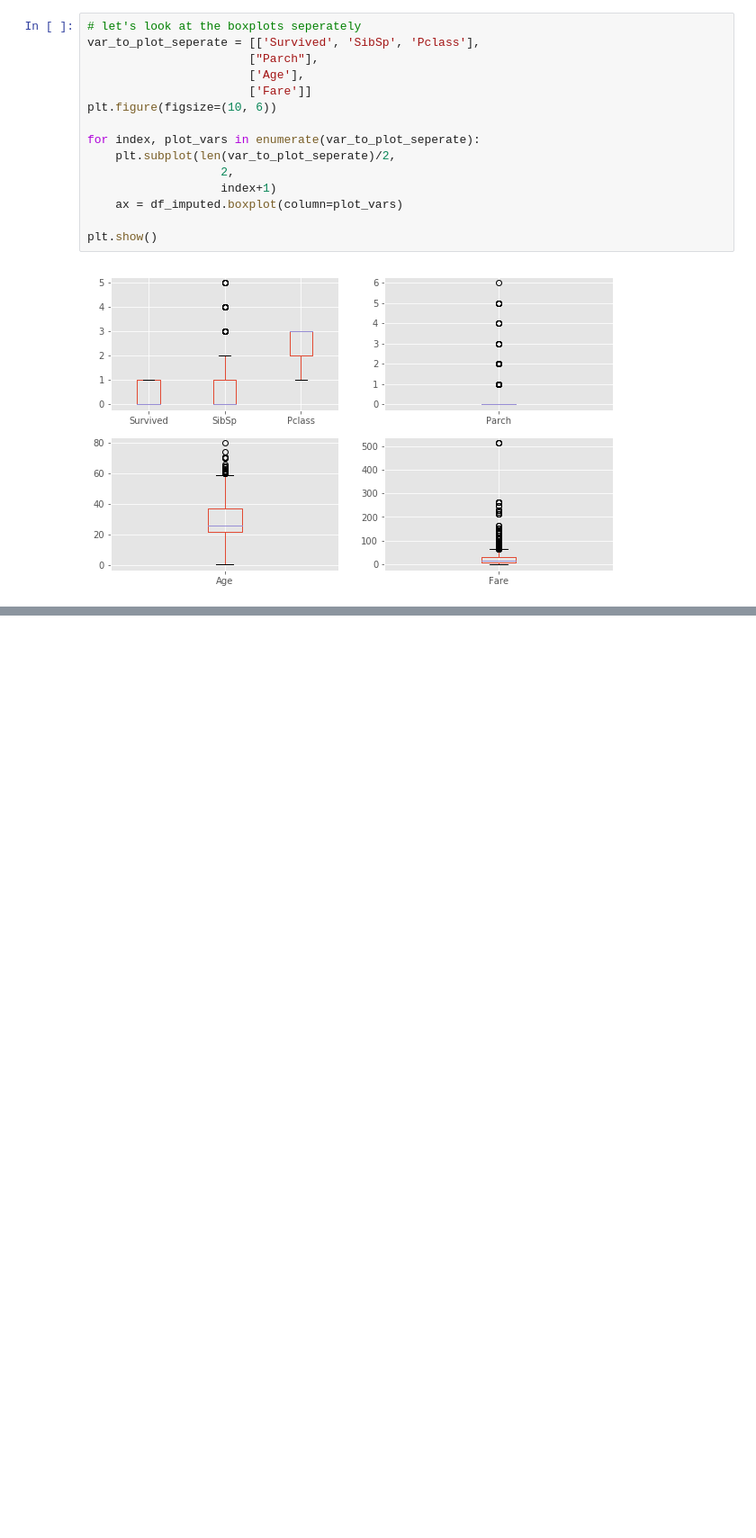
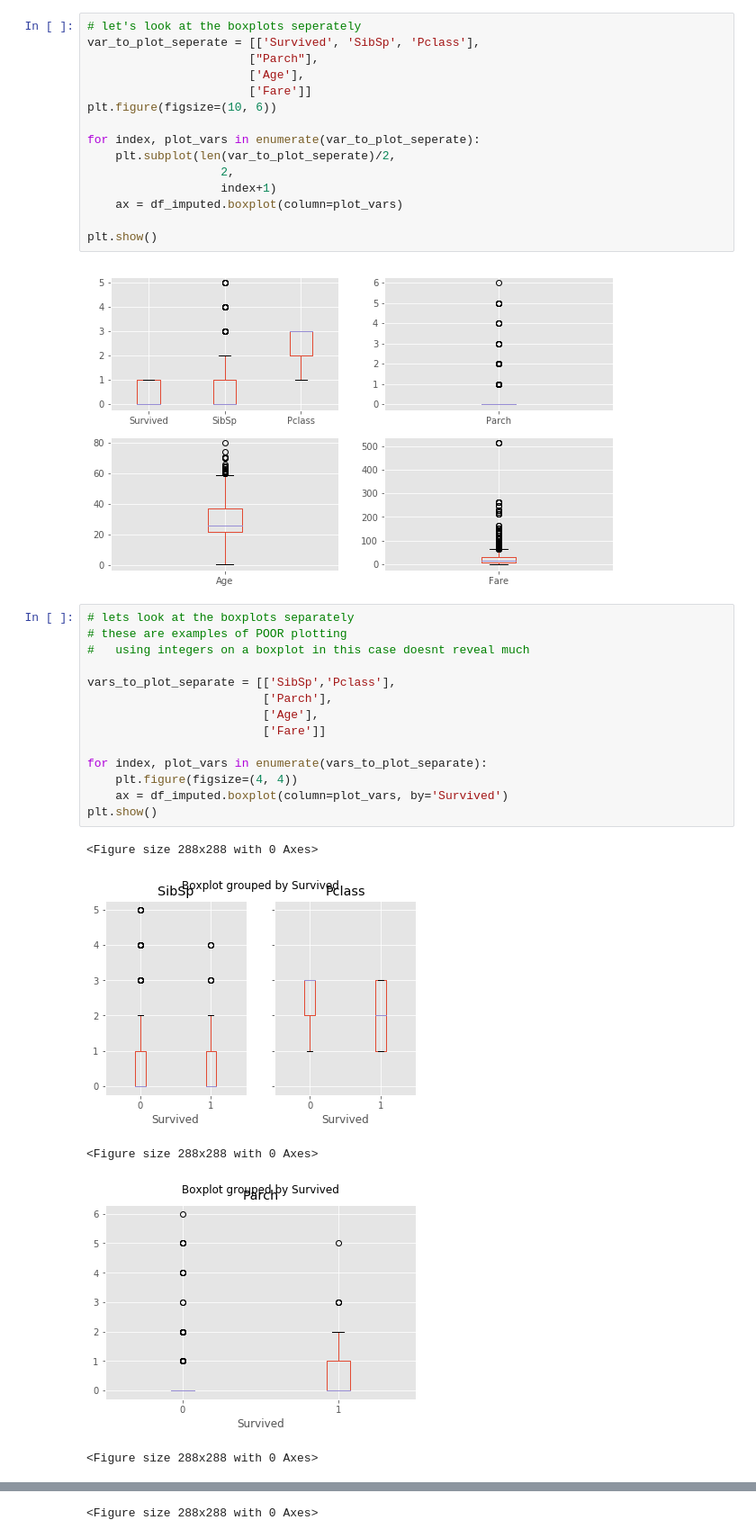
Before and after one commit to davestroud/DataMiningNotebooks, a Jupyter notebook: DataVisualization.ipynb, the cells around one changed output, grey strips where cells are left out. Shown: that part at 90% size. Drawn from its saved outputs; the diff is of its cells as text; blank space fills up the shorter version.

Commit message:
show an example of poor ploting

```diff
--- a/DataVisualization.ipynb
+++ b/DataVisualization.ipynb
@@ -376,3 +376,23 @@ for index, plot_vars in enumerate(var_to_plot_seperate):
 plt.show()
 # %% [output]
 [figure]
+# %%
+# lets look at the boxplots separately
+# these are examples of POOR plotting
+#   using integers on a boxplot in this case doesnt reveal much
+
+vars_to_plot_separate = [['SibSp','Pclass'],
+                         ['Parch'],
+                         ['Age'],
+                         ['Fare']]
+
+for index, plot_vars in enumerate(vars_to_plot_separate):
+    plt.figure(figsize=(4, 4))
+    ax = df_imputed.boxplot(column=plot_vars, by='Survived')
+plt.show()
+# %% [output]
+<Figure size 288x288 with 0 Axes>
+[figure, added]
+<Figure size 288x288 with 0 Axes>
+[figure, added]
+<Figure size 288x288 with 0 Axes>
@@ -378,0 +400 @@ plt.show()
+<Figure size 288x288 with 0 Axes>
```
Also changed, not shown: parts of 1 cell of this notebook.
